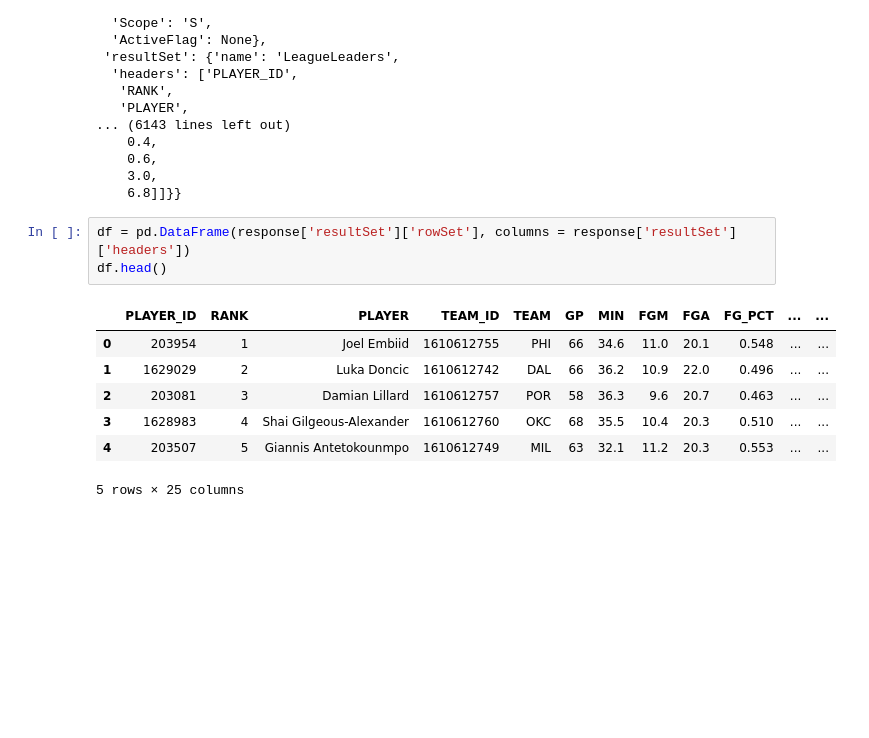
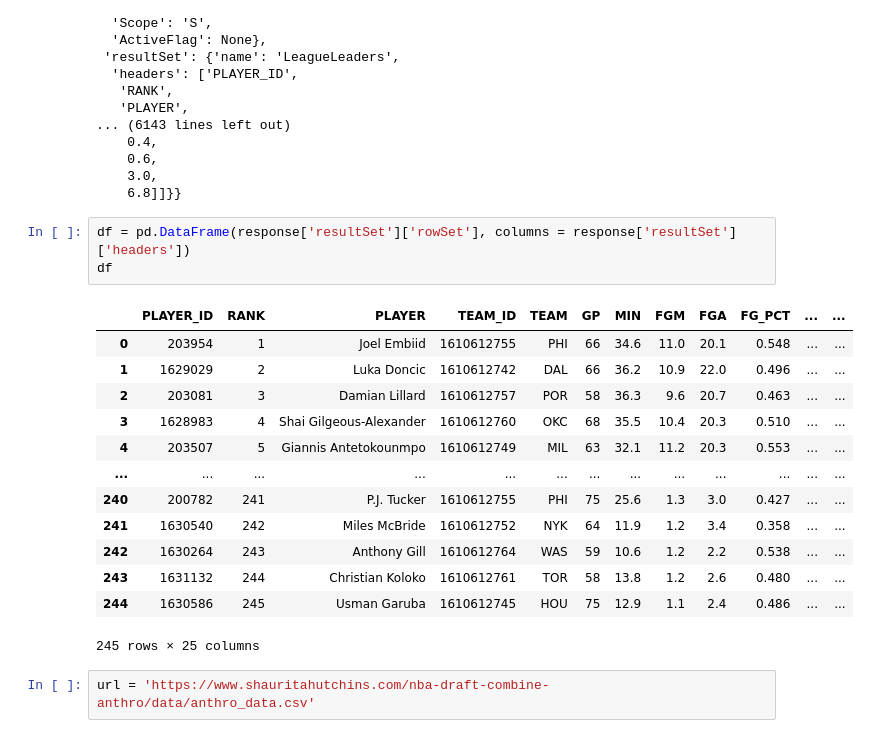
Before and after one commit to mannievilla/NBA-Draft-Selections, a Jupyter notebook: NBA_webscrape.ipynb, the cells around one changed output. Cells and saved outputs as stored; diff of their text form; blank space fills up the shorter version.

```diff
--- a/NBA_webscrape.ipynb
+++ b/NBA_webscrape.ipynb
@@ -40,12 +42,20 @@ response
     6.8]]}}
 # %%
 df = pd.DataFrame(response['resultSet']['rowSet'], columns = response['resultSet']['headers'])
-df.head()
+df
 # %% [output]
 |  | PLAYER_ID | RANK | PLAYER | TEAM_ID | TEAM | GP | MIN | FGM | FGA | FG_PCT | ... | ... |
 | 0 | 203954 | 1 | Joel Embiid | 1610612755 | PHI | 66 | 34.6 | 11.0 | 20.1 | 0.548 | ... | ... |
 | 1 | 1629029 | 2 | Luka Doncic | 1610612742 | DAL | 66 | 36.2 | 10.9 | 22.0 | 0.496 | ... | ... |
 | 2 | 203081 | 3 | Damian Lillard | 1610612757 | POR | 58 | 36.3 | 9.6 | 20.7 | 0.463 | ... | ... |
 | 3 | 1628983 | 4 | Shai Gilgeous-Alexander | 1610612760 | OKC | 68 | 35.5 | 10.4 | 20.3 | 0.510 | ... | ... |
 | 4 | 203507 | 5 | Giannis Antetokounmpo | 1610612749 | MIL | 63 | 32.1 | 11.2 | 20.3 | 0.553 | ... | ... |
+| ... | ... | ... | ... | ... | ... | ... | ... | ... | ... | ... | ... | ... |
+| 240 | 200782 | 241 | P.J. Tucker | 1610612755 | PHI | 75 | 25.6 | 1.3 | 3.0 | 0.427 | ... | ... |
+| 241 | 1630540 | 242 | Miles McBride | 1610612752 | NYK | 64 | 11.9 | 1.2 | 3.4 | 0.358 | ... | ... |
+| 242 | 1630264 | 243 | Anthony Gill | 1610612764 | WAS | 59 | 10.6 | 1.2 | 2.2 | 0.538 | ... | ... |
+| 243 | 1631132 | 244 | Christian Koloko | 1610612761 | TOR | 58 | 13.8 | 1.2 | 2.6 | 0.480 | ... | ... |
+| 244 | 1630586 | 245 | Usman Garuba | 1610612745 | HOU | 75 | 12.9 | 1.1 | 2.4 | 0.486 | ... | ... |
-5 rows × 25 columns
+245 rows × 25 columns
+# %%
+url = 'https://www.shauritahutchins.com/nba-draft-combine-anthro/data/anthro_data.csv'
```
Also changed, not shown: parts of 4 cells of this notebook.
